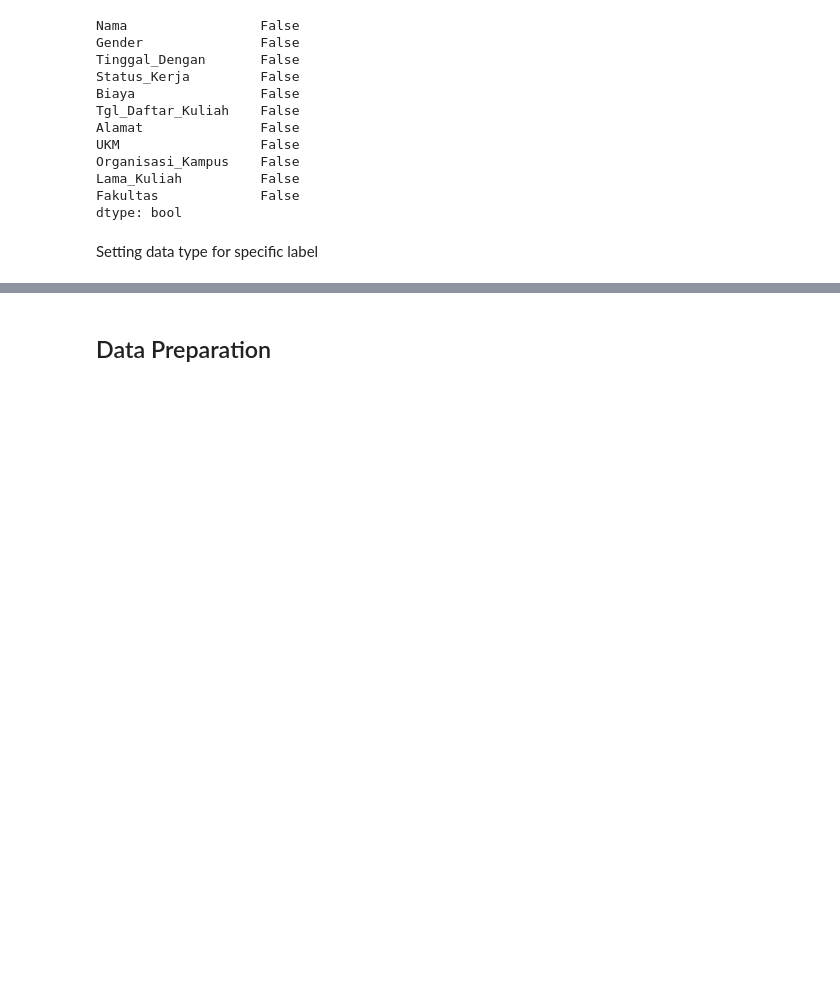
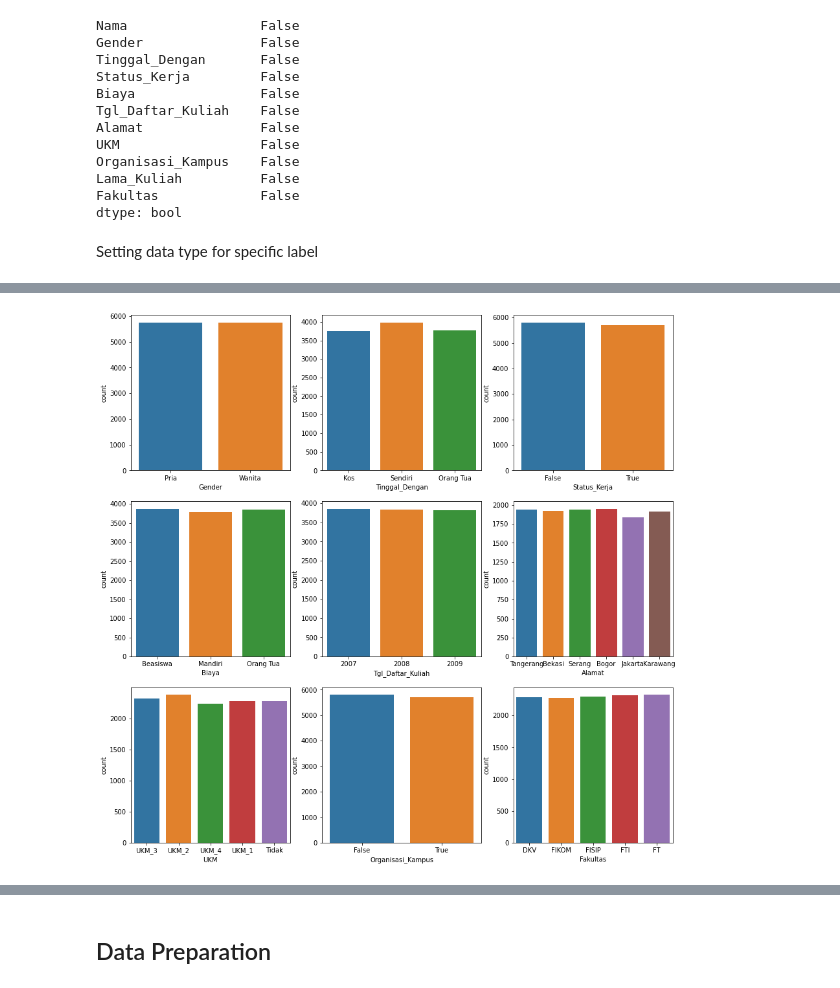
Before and after one commit to FelixFern/IFEST-2022-ODE, a Jupyter notebook: Data-Analysis.ipynb, the cells around one changed output, grey strips where cells are left out. Drawn from its saved outputs; the diff is of its cells as text; code cells hidden in the pictures; blank space fills up the shorter version.

```diff
--- a/Data-Analysis.ipynb
+++ b/Data-Analysis.ipynb
@@ -176,0 +218,10 @@ Fakultas:
+# %%
+cols = ['Gender', 'Tinggal_Dengan', 'Status_Kerja', 'Biaya', 'Tgl_Daftar_Kuliah',
+        'Alamat', 'UKM', 'Organisasi_Kampus', 'Fakultas']
+
+plt.figure(figsize=(15,15))
+for i, col  in enumerate(cols):
+    plt.subplot(3,3,i+1)
+    sns.countplot(data=df, x=col)
+# %% [output]
+[figure, added]
```
Also changed, not shown: parts of 9 cells of this notebook.
